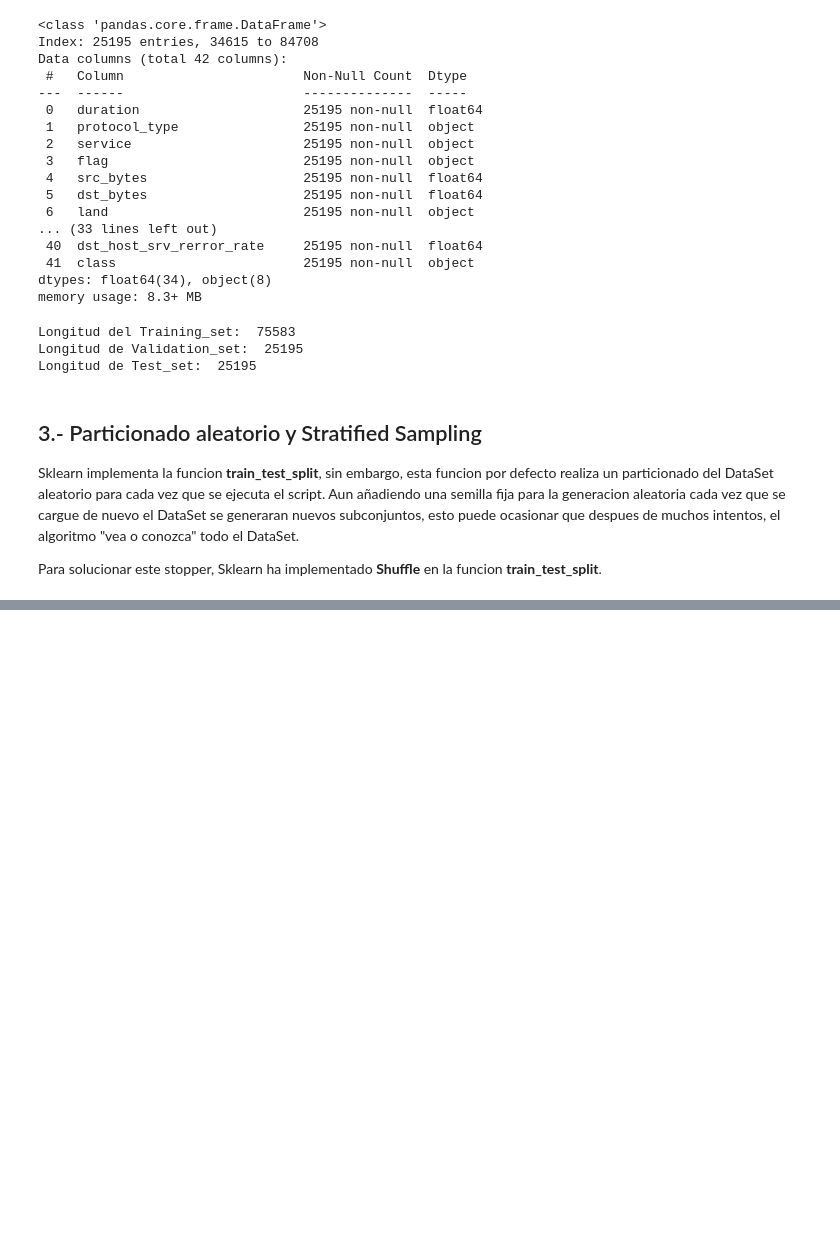
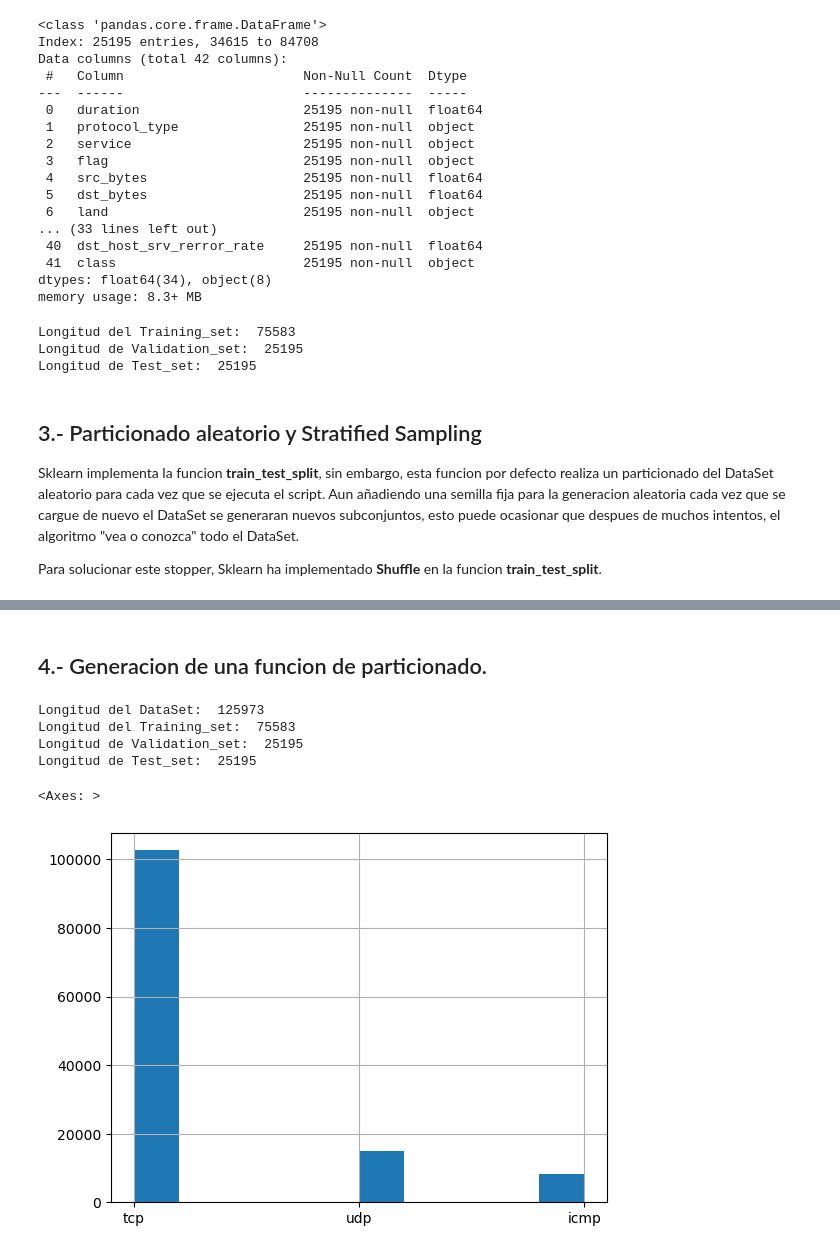
Before and after one commit to itsFDavid/Simulacion, a Jupyter notebook: 07-Division_del_DataSet/07-Division_del_DataSet.ipynb, the cells around one changed output, grey strips where cells are left out. Cells and saved outputs as stored; diff of their text form; code cells hidden in the pictures; blank space fills up the shorter version.

Commit message:
add graph of the DataSet

```diff
--- a/07-Division_del_DataSet/07-Division_del_DataSet.ipynb
+++ b/07-Division_del_DataSet/07-Division_del_DataSet.ipynb
@@ -120,0 +134,2 @@ Para solucionar este stopper, Sklearn ha implementado **Shuffle** en la funcion
+# %% [markdown]
+## 4.- Generacion de una funcion de particionado.
@@ -120,0 +148,20 @@ Para solucionar este stopper, Sklearn ha implementado **Shuffle** en la funcion
+# %%
+print("Longitud del DataSet: ", len(df))
+train_set, eval_set, test_set = train_val_test_split(df, stratify = 'protocol_type')
+print("Longitud del Training_set: ", len(train_set))
+print("Longitud de Validation_set: ",len(val_set))
+print("Longitud de Test_set: ", len(test_set))
+# %% [output]
+Longitud del DataSet:  125973
+Longitud del Training_set:  75583
+Longitud de Validation_set:  25195
+Longitud de Test_set:  25195
+# %%
+# Comprobar de que stratify mantiene la proporcion de las caracteristicas de los conjuntos
+%matplotlib inline
+import matplotlib.pyplot as plt
+
+df["protocol_type"].hist()
+# %% [output]
+<Axes: >
+[figure, added]
```
Also changed, not shown: parts of 7 cells of this notebook.
